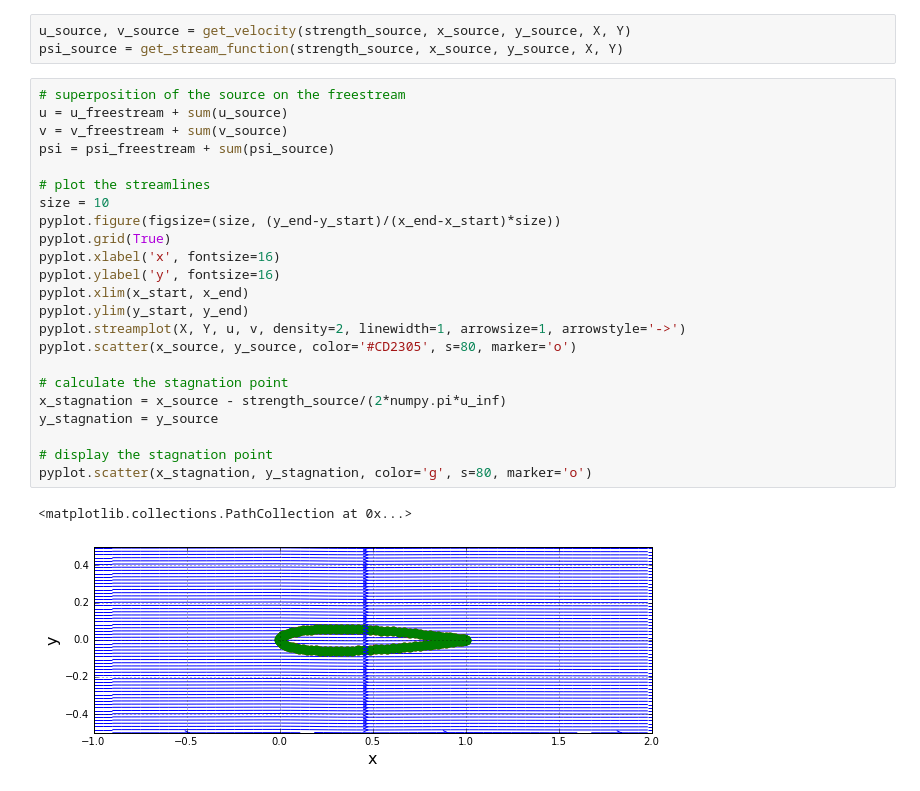
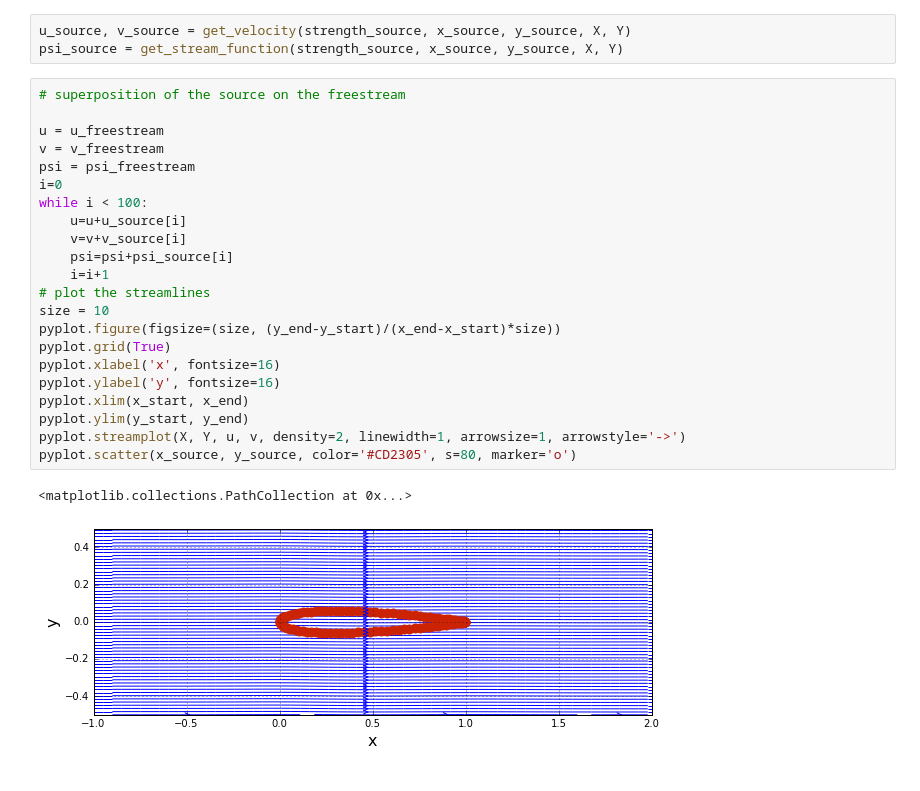
Before and after one commit to cinozeng/mae6226-work, a Jupyter notebook: HW1.ipynb, the cells around one changed output. Drawn from its saved outputs; the diff is of its cells as text.

```diff
--- a/HW1.ipynb
+++ b/HW1.ipynb
@@ -82,27 +82,26 @@ u_source, v_source = get_velocity(strength_source, x_source, y_source, X, Y)
 psi_source = get_stream_function(strength_source, x_source, y_source, X, Y)
 # %%
 # superposition of the source on the freestream
-u = u_freestream + sum(u_source)
-v = v_freestream + sum(v_source)
-psi = psi_freestream + sum(psi_source)
 
+u = u_freestream
+v = v_freestream
+psi = psi_freestream
+i=0
+while i < 100:
+    u=u+u_source[i]
+    v=v+v_source[i]
+    psi=psi+psi_source[i]
+    i=i+1
 # plot the streamlines
 size = 10
 pyplot.figure(figsize=(size, (y_end-y_start)/(x_end-x_start)*size))
 pyplot.grid(True)
 pyplot.xlabel('x', fontsize=16)
 pyplot.ylabel('y', fontsize=16)
 pyplot.xlim(x_start, x_end)
 pyplot.ylim(y_start, y_end)
 pyplot.streamplot(X, Y, u, v, density=2, linewidth=1, arrowsize=1, arrowstyle='->')
 pyplot.scatter(x_source, y_source, color='#CD2305', s=80, marker='o')
-
-# calculate the stagnation point
-x_stagnation = x_source - strength_source/(2*numpy.pi*u_inf)
-y_stagnation = y_source
-
-# display the stagnation point
-pyplot.scatter(x_stagnation, y_stagnation, color='g', s=80, marker='o')
 # %% [output]
 <matplotlib.collections.PathCollection at 0x...>
-[figure, old version]
+[figure, new version]
```
Also changed, not shown: parts of 1 cell of this notebook.
